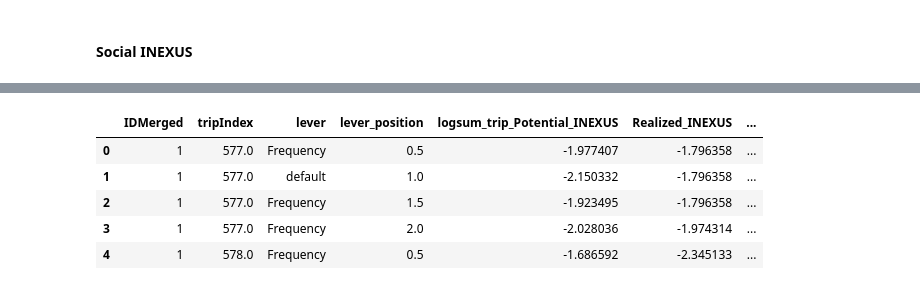
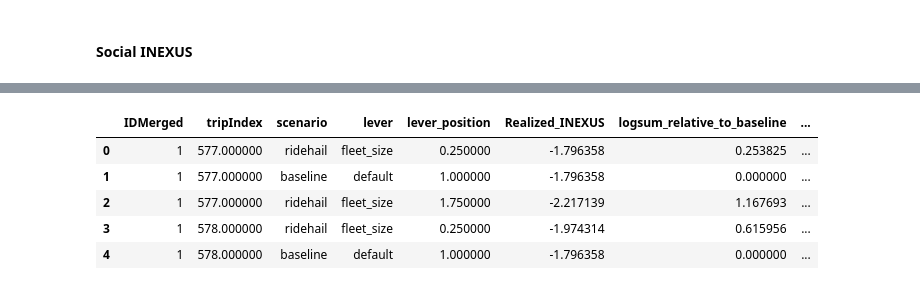
Before and after one commit to LBNL-UCB-STI/beam-core-analysis, a Jupyter notebook: Users/Nazanin/Stacked_Person_Trip_Dataset-Ridehail_flsz.ipynb, the cells around one changed output, grey strips where cells are left out. Cells and saved outputs as stored; diff of their text form; code cells hidden in the pictures.

```diff
--- a/Users/Nazanin/Stacked_Person_Trip_Dataset-Ridehail_flsz.ipynb
+++ b/Users/Nazanin/Stacked_Person_Trip_Dataset-Ridehail_flsz.ipynb
@@ -565,5 +559,5 @@ sf_stacked_tr_fr['Realized_INEXUS'] = np.where((sf_stacked_tr_fr['Realized_INEXU
 # %%
-sf_stacked_tr_fr['Realized_INEXUS'] = np.where((sf_stacked_tr_fr['Realized_INEXUS'].isna())&
-                                               (sf_stacked_tr_fr['mode_choice_actual_BEAM'] == 'ride_hail'),
-                                                sf_stacked_tr_fr['TNC_SINGLE'], sf_stacked_tr_fr['Realized_INEXUS'])
+sf_stacked_rh_flsz['Realized_INEXUS'] = np.where((sf_stacked_rh_flsz['Realized_INEXUS'].isna())&
+                                               (sf_stacked_rh_flsz['mode_choice_actual_BEAM'] == 'ride_hail'),
+                                                sf_stacked_rh_flsz['TNC_SINGLE'], sf_stacked_rh_flsz['Realized_INEXUS'])
 # %%
@@ -576,7 +570,7 @@ sf_stacked_tr_fr[sf_stacked_tr_fr['Realized_INEXUS'].isna()].shape
                                                #(sf_stacked_tr_fr['vehicleIds'].str.contains('(caltrain)')),
                                                #sf_stacked_tr_fr['WALK_COM'], sf_stacked_tr_fr['Realized_INEXUS'])
 # %%
-sf_stacked_tr_fr = sf_stacked_tr_fr[sf_stacked_tr_fr['Realized_INEXUS'].notna()]
+sf_stacked_rh_flsz = sf_stacked_rh_flsz[sf_stacked_rh_flsz['Realized_INEXUS'].notna()]
 # %%
 #sf_stacked_tr_fr[sf_stacked_tr_fr['Realized_INEXUS'].isna()].to_csv('C:/Shared-Work/Data/CleanData/ASIM_BEAM_Merged/realizedIN_empty.csv', index = False)
 # %%
@@ -616,20 +601,20 @@ sf_stacked_tr_fr.income.quantile([0, 0.25,0.5,0.75, 1.00])
 Name: income, dtype: float64
 # %%
 # determine the quartile values to use with pd.cut
-quartiles = sf_stacked_tr_fr['income'].quantile([.25, .5, .75]).tolist()
+quartiles = sf_stacked_rh_flsz['income'].quantile([.25, .5, .75]).tolist()
 # %%
 # add a lower and upper range for the bins in pd.cut
 quartiles = [0] + quartiles + [float('inf')]
 # %%
 # add a quartiles column to groups, using pd.cut
-sf_stacked_tr_fr['income_quartiles'] = pd.cut(sf_stacked_tr_fr['income'], bins=quartiles, labels=['1stQ', '2ndQ', '3rdQ', '4thQ'])
+sf_stacked_rh_flsz['income_quartiles'] = pd.cut(sf_stacked_rh_flsz['income'], bins=quartiles, labels=['1stQ', '2ndQ', '3rdQ', '4thQ'])
 # %%
-sf_stacked_tr_fr.head()
+sf_stacked_rh_flsz.head()
 # %% [output]
-|  | IDMerged | tripIndex | lever | lever_position | logsum_trip_Potential_INEXUS | Realized_INEXUS | ... |
-| 0 | 1 | 577.0 | Frequency | 0.5 | -1.977407 | -1.796358 | ... |
-| 1 | 1 | 577.0 | default | 1.0 | -2.150332 | -1.796358 | ... |
-| 2 | 1 | 577.0 | Frequency | 1.5 | -1.923495 | -1.796358 | ... |
-| 3 | 1 | 577.0 | Frequency | 2.0 | -2.028036 | -1.974314 | ... |
-| 4 | 1 | 578.0 | Frequency | 0.5 | -1.686592 | -2.345133 | ... |
+|  | IDMerged | tripIndex | scenario | lever | lever_position | Realized_INEXUS | logsum_relative_to_baseline | ... |
+| 0 | 1 | 577.000000 | ridehail | fleet_size | 0.250000 | -1.796358 | 0.253825 | ... |
+| 1 | 1 | 577.000000 | baseline | default | 1.000000 | -1.796358 | 0.000000 | ... |
+| 2 | 1 | 577.000000 | ridehail | fleet_size | 1.750000 | -2.217139 | 1.167693 | ... |
+| 3 | 1 | 578.000000 | ridehail | fleet_size | 0.250000 | -1.974314 | 0.615956 | ... |
+| 4 | 1 | 578.000000 | baseline | default | 1.000000 | -1.796358 | 0.000000 | ... |
 # %%
```
Also changed, not shown: parts of 71 cells of this notebook, 1 other file.
